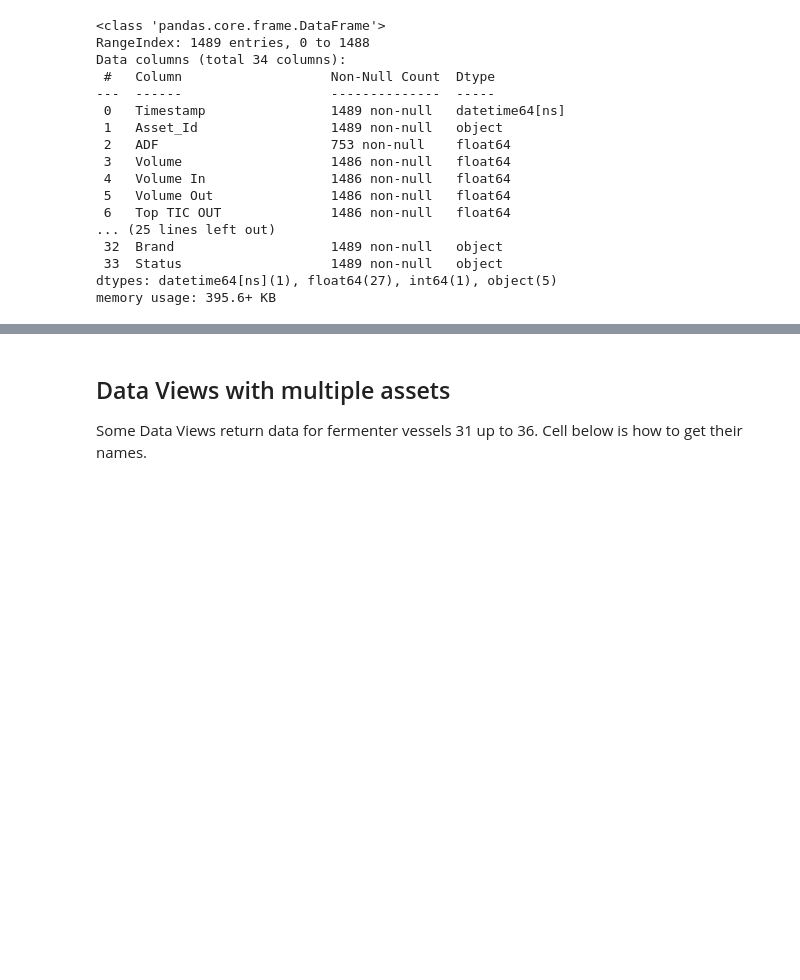
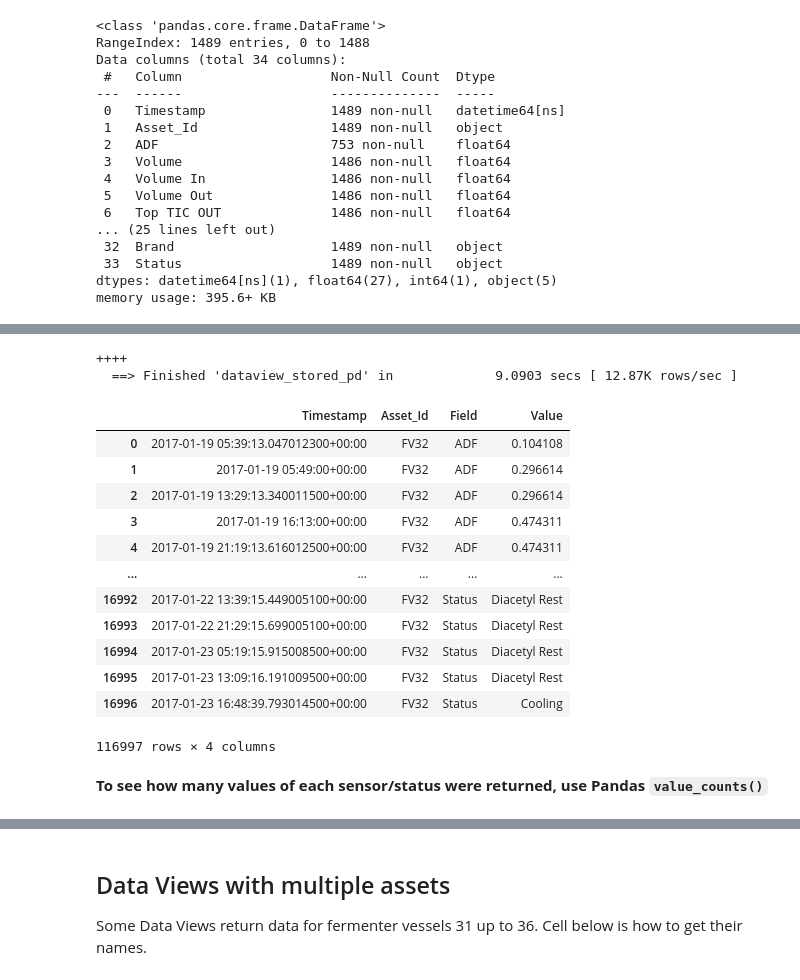
Before and after one commit to camlf/academic-hub, a Jupyter notebook: learning_modules/brewery/Brewery_Dataset_Quickstart.ipynb, the cells around one changed output, grey strips where cells are left out. Cells and saved outputs as stored; diff of their text form; code cells hidden in the pictures; blank space fills up the shorter version.

```diff
--- a/learning_modules/brewery/Brewery_Dataset_Quickstart.ipynb
+++ b/learning_modules/brewery/Brewery_Dataset_Quickstart.ipynb
@@ -267,0 +285,23 @@ memory usage: 395.6+ KB
+# %%
+df_fv32_stored = hub.dataview_stored_pd(
+    namespace_id, dataview_id, "2017-01-19", "2017-01-24"
+)
+df_fv32_stored
+# %% [output]
+++++
+  ==> Finished 'dataview_stored_pd' in             9.0903 secs [ 12.87K rows/sec ]
+|  | Timestamp | Asset_Id | Field | Value |
+| 0 | 2017-01-19 05:39:13.047012300+00:00 | FV32 | ADF | 0.104108 |
+| 1 | 2017-01-19 05:49:00+00:00 | FV32 | ADF | 0.296614 |
+| 2 | 2017-01-19 13:29:13.340011500+00:00 | FV32 | ADF | 0.296614 |
+| 3 | 2017-01-19 16:13:00+00:00 | FV32 | ADF | 0.474311 |
+| 4 | 2017-01-19 21:19:13.616012500+00:00 | FV32 | ADF | 0.474311 |
+| ... | ... | ... | ... | ... |
+| 16992 | 2017-01-22 13:39:15.449005100+00:00 | FV32 | Status | Diacetyl Rest |
+| 16993 | 2017-01-22 21:29:15.699005100+00:00 | FV32 | Status | Diacetyl Rest |
+| 16994 | 2017-01-23 05:19:15.915008500+00:00 | FV32 | Status | Diacetyl Rest |
+| 16995 | 2017-01-23 13:09:16.191009500+00:00 | FV32 | Status | Diacetyl Rest |
+| 16996 | 2017-01-23 16:48:39.793014500+00:00 | FV32 | Status | Cooling |
+116997 rows × 4 columns
+# %% [markdown]
+**To see how many values of each sensor/status were returned, use Pandas `value_counts()`**
```
Also changed, not shown: parts of 9 cells of this notebook, 8 other files.
